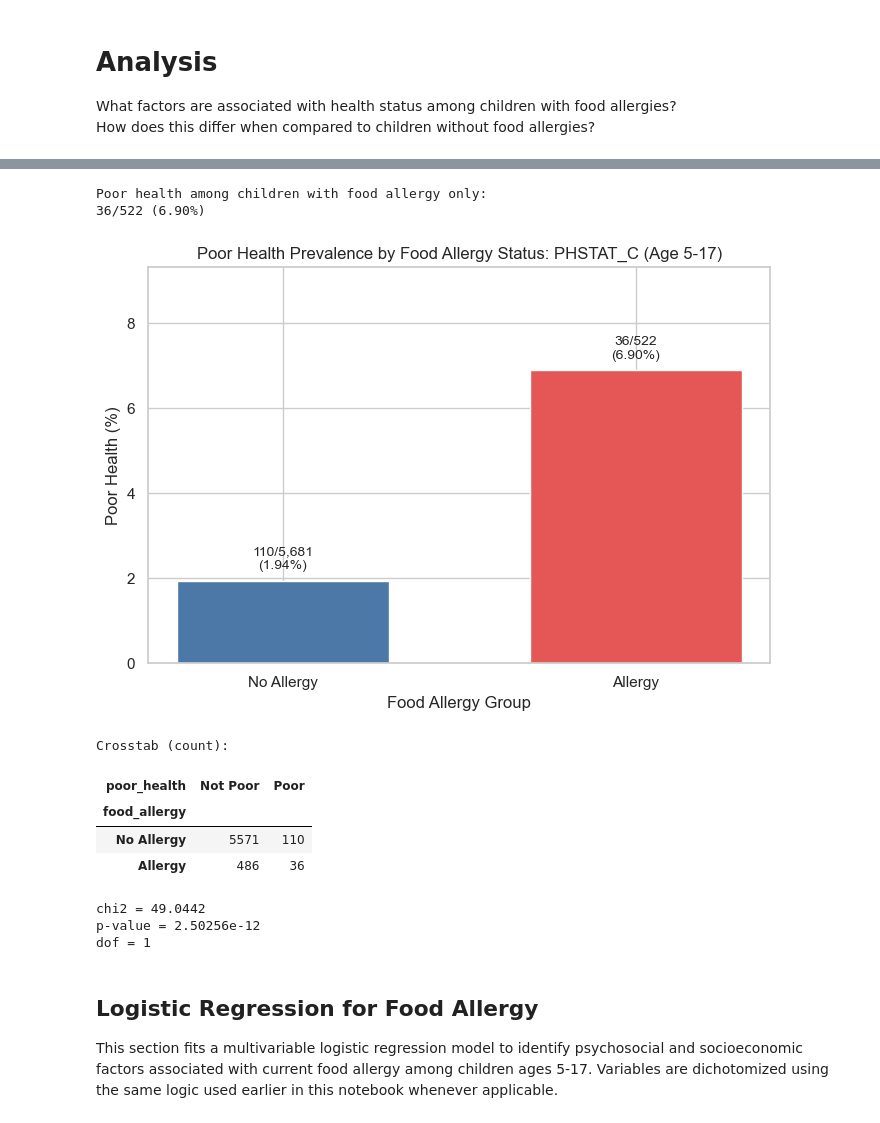
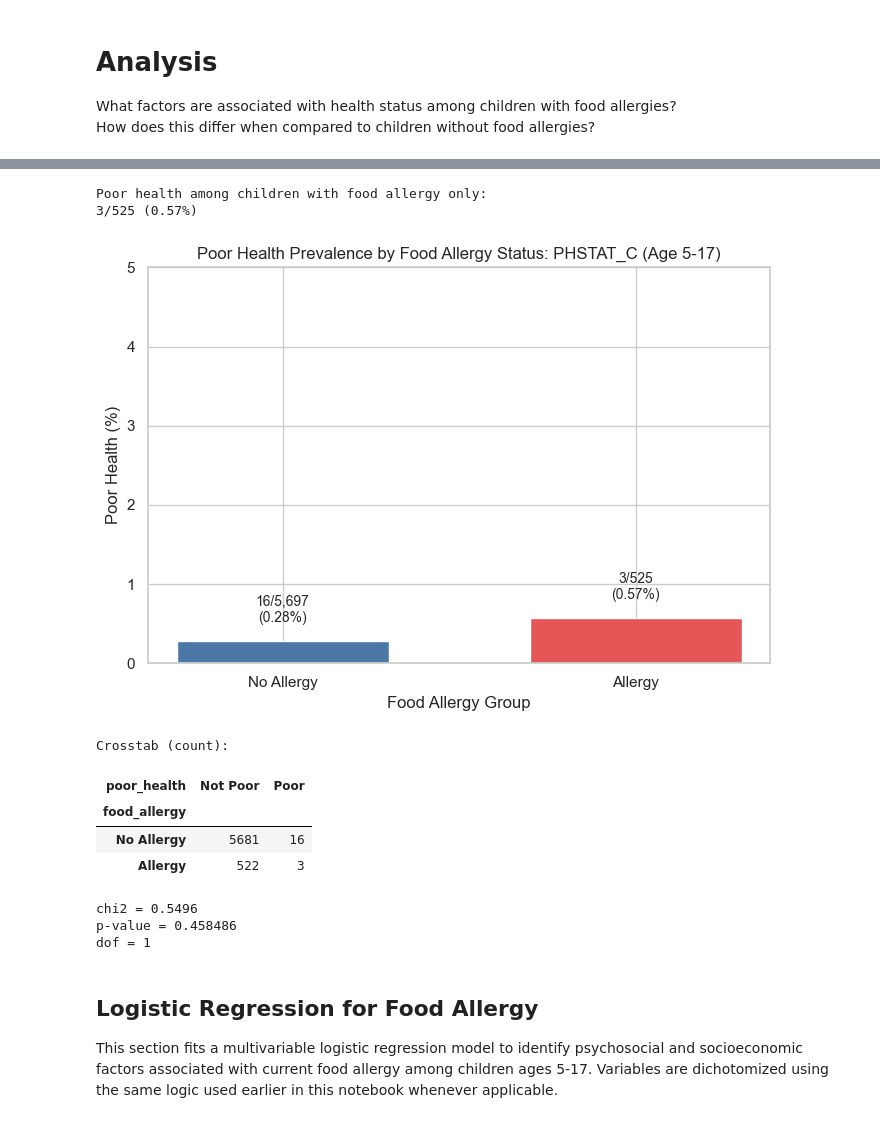
Before and after one commit to woochul152/Integrating_Populaiton_Health_Informatics, a Jupyter notebook: Child_Food_Allergy_Ver2.ipynb, the cells around one changed output, grey strips where cells are left out. Cells and saved outputs as stored; diff of their text form; code cells hidden in the pictures.

Commit message:
Update food allergy analysis notebooks

```diff
--- a/Child_Food_Allergy_Ver2.ipynb
+++ b/Child_Food_Allergy_Ver2.ipynb
@@ -431,11 +431,11 @@ df["high_anxiety"] = np.where(
     np.where(anx.isin([3, 4, 5]), 0, np.nan)
 )
 
-# PHSTAT_C: 4 -> 1 (Poor Health), 1,2,3 -> 0, others -> NaN
+# PHSTAT_C: 5 -> 1 (Poor Health), 1,2,3,4 -> 0, others -> NaN
 ph = pd.to_numeric(df["PHSTAT_C"], errors="coerce")
 df["poor_health"] = np.where(
-    ph == 4, 1,
-    np.where(ph.isin([1, 2, 3]), 0, np.nan)
+    ph == 5, 1,
+    np.where(ph.isin([1, 2, 3, 4]), 0, np.nan)
 )
 
 # -----------------------------------
@@ -513,11 +513,11 @@ df["food_allergy"] = np.where(curfood == 1, 1, np.where(curfood == 2, 0, np.nan)
 # Keep only children with food allergy
 df = df[df["food_allergy"] == 1].copy()
 
-# Poor health: 4 = poor health(1), 1/2/3 = not poor(0), others = NaN
+# Poor health: 5 = poor health(1), 1/2/3/4 = not poor(0), others = NaN
 ph = pd.to_numeric(df["PHSTAT_C"], errors="coerce")
 df["poor_health"] = np.where(
-    ph == 4, 1,
-    np.where(ph.isin([1, 2, 3]), 0, np.nan)
+    ph == 5, 1,
+    np.where(ph.isin([1, 2, 3, 4]), 0, np.nan)
 )
 
 # -----------------------------------
@@ -1000,11 +1000,11 @@ df = df[age.between(5, 17)].copy()
 curfood = pd.to_numeric(df["CURFOOD_C"], errors="coerce")
 df["food_allergy"] = np.where(curfood == 1, 1, np.where(curfood == 2, 0, np.nan))
 
-# PHSTAT_C recode: 4=Poor health(1), 1/2/3=Not poor(0), 7/8/9=NaN
+# PHSTAT_C recode: 5=Poor health(1), 1/2/3/4=Not poor(0), 7/8/9=NaN
 ph = pd.to_numeric(df["PHSTAT_C"], errors="coerce")
 df["poor_health"] = np.where(
-    ph == 4, 1,
-    np.where(ph.isin([1, 2, 3]), 0, np.nan)
+    ph == 5, 1,
+    np.where(ph.isin([1, 2, 3, 4]), 0, np.nan)
 )
 
 # Remove missing
@@ -1052,42 +1052,42 @@ for i, bar in enumerate(bars):
     plt.text(
         bar.get_x() + bar.get_width() / 2,
         bar.get_height() + 0.2,
         f"{cnt:,}/{tot:,}\n({pct:.2f}%)",
         ha="center",
         va="bottom",
         fontsize=10
     )
 
 plt.title("Poor Health Prevalence by Food Allergy Status: PHSTAT_C (Age 5-17)")
 plt.xlabel("Food Allergy Group")
 plt.ylabel("Poor Health (%)")
 plt.ylim(0, max(5, poor_pct.max() * 1.35))
 plt.tight_layout()
 plt.show()
 
 # -----------------------------------
 # 4) Chi-square test
 # -----------------------------------
 chi2, p_value, dof, expected = chi2_contingency(ct_count)
 
 print("\nCrosstab (count):")
 display(ct_count.rename(index={0: "No Allergy", 1: "Allergy"},
                         columns={0: "Not Poor", 1: "Poor"}))
 
 print(f"chi2 = {chi2:.4f}")
 print(f"p-value = {p_value:.6g}")
 print(f"dof = {dof}")
 # %% [output]
 Poor health among children with food allergy only:
-36/522 (6.90%)
+3/525 (0.57%)
-[figure, old version]
+[figure, new version]
 Crosstab (count):
 | poor_health | Not Poor | Poor |
 | food_allergy |  |  |
-| No Allergy | 5571 | 110 |
-| Allergy | 486 | 36 |
+| No Allergy | 5681 | 16 |
+| Allergy | 522 | 3 |
-chi2 = 49.0442
-p-value = 2.50256e-12
+chi2 = 0.5496
+p-value = 0.458486
 dof = 1
 # %% [markdown]
 ## Logistic Regression for Food Allergy
```
Also changed, not shown: parts of 7 cells of this notebook, 5 other files.
